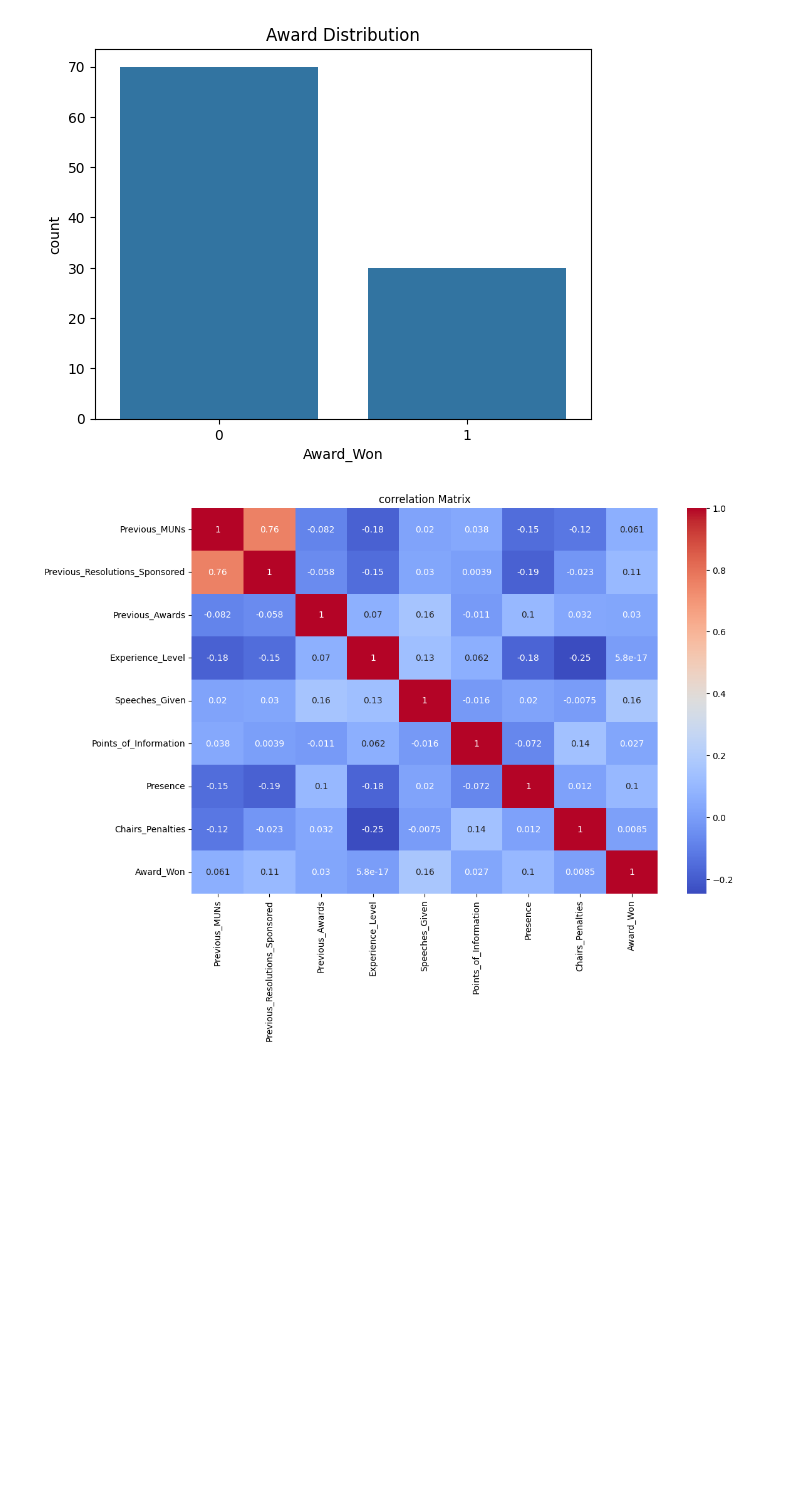
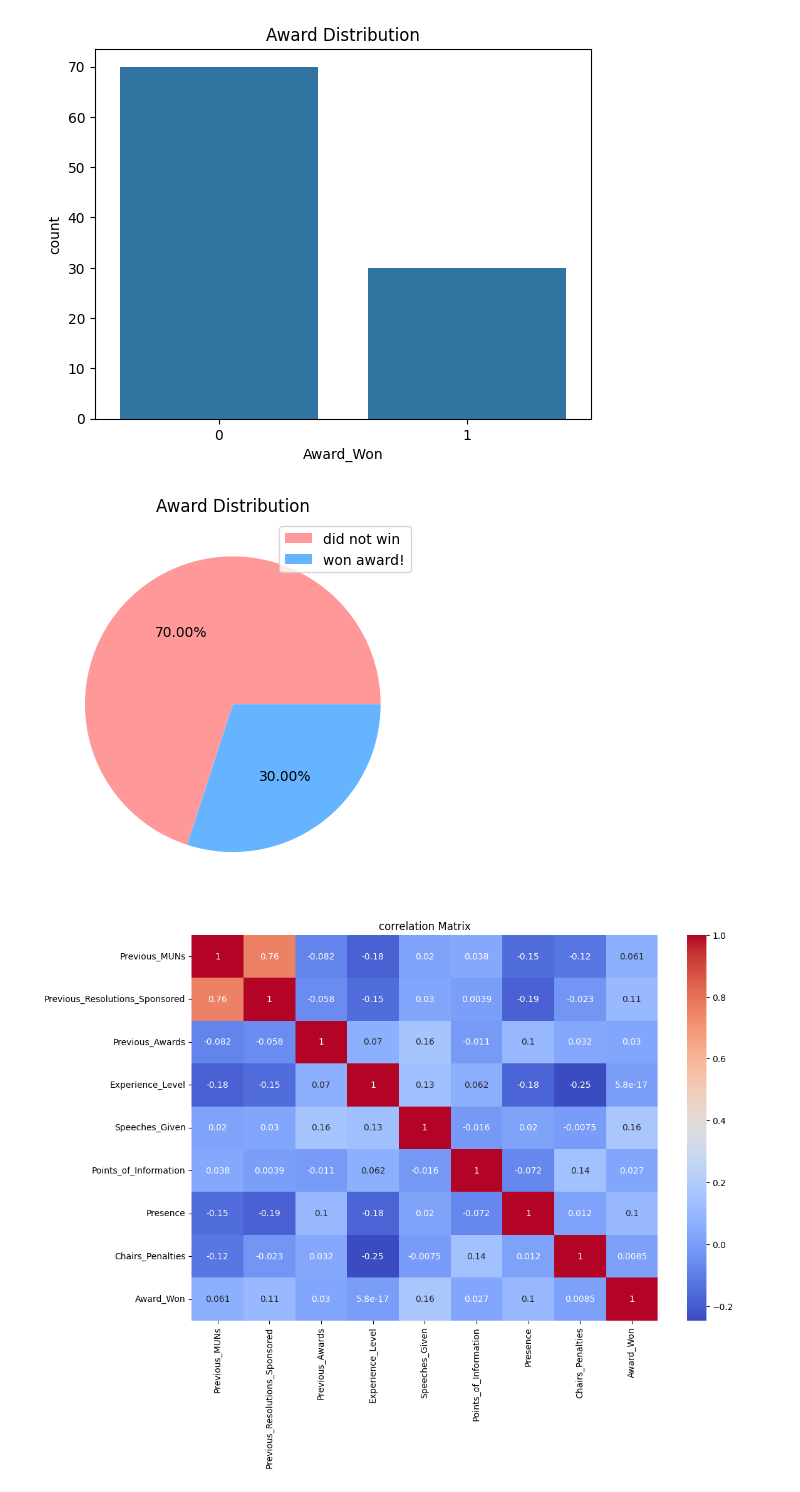
Before and after one commit to Yassmine-Yazidi-573/MUN-winner-Predictor, a Jupyter notebook: MUN_Analysis.ipynb, the cells around one changed output. Cells and saved outputs as stored; diff of their text form; code cells hidden in the pictures; blank space fills up the shorter version.

```diff
--- a/MUN_Analysis.ipynb
+++ b/MUN_Analysis.ipynb
@@ -63,6 +63,17 @@ plt.title("Award Distribution")
 plt.show()
 # %% [output]
 [figure]
+# %%
+awards_counts= data['Award_Won'].value_counts()
+labels=['did not win', 'won award!']
+sizes=[awards_counts[0], awards_counts[1]]
+colors=['#ff9999','#66b3ff']
+plt.pie(sizes, colors=colors, autopct='%.2f%%')
+plt.title("Award Distribution")
+plt.legend(labels)
+plt.show()
+# %% [output]
+[figure, added]
 # %%
 plt.figure(figsize=(12,8))
 sns.heatmap(data.select_dtypes(include=[np.number]).corr(), annot=True, cmap="coolwarm")
```
Also changed, not shown: parts of 1 cell of this notebook.
